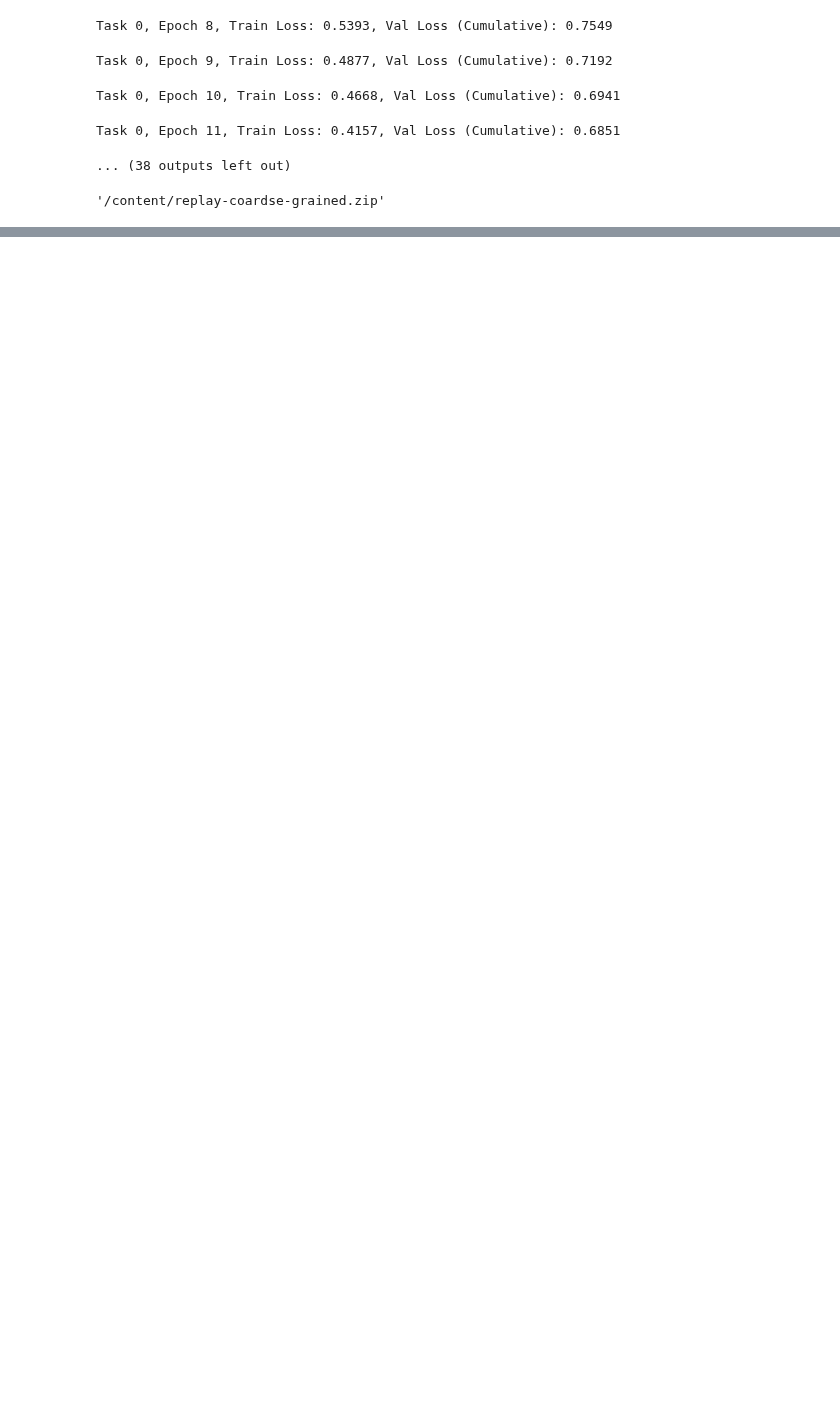
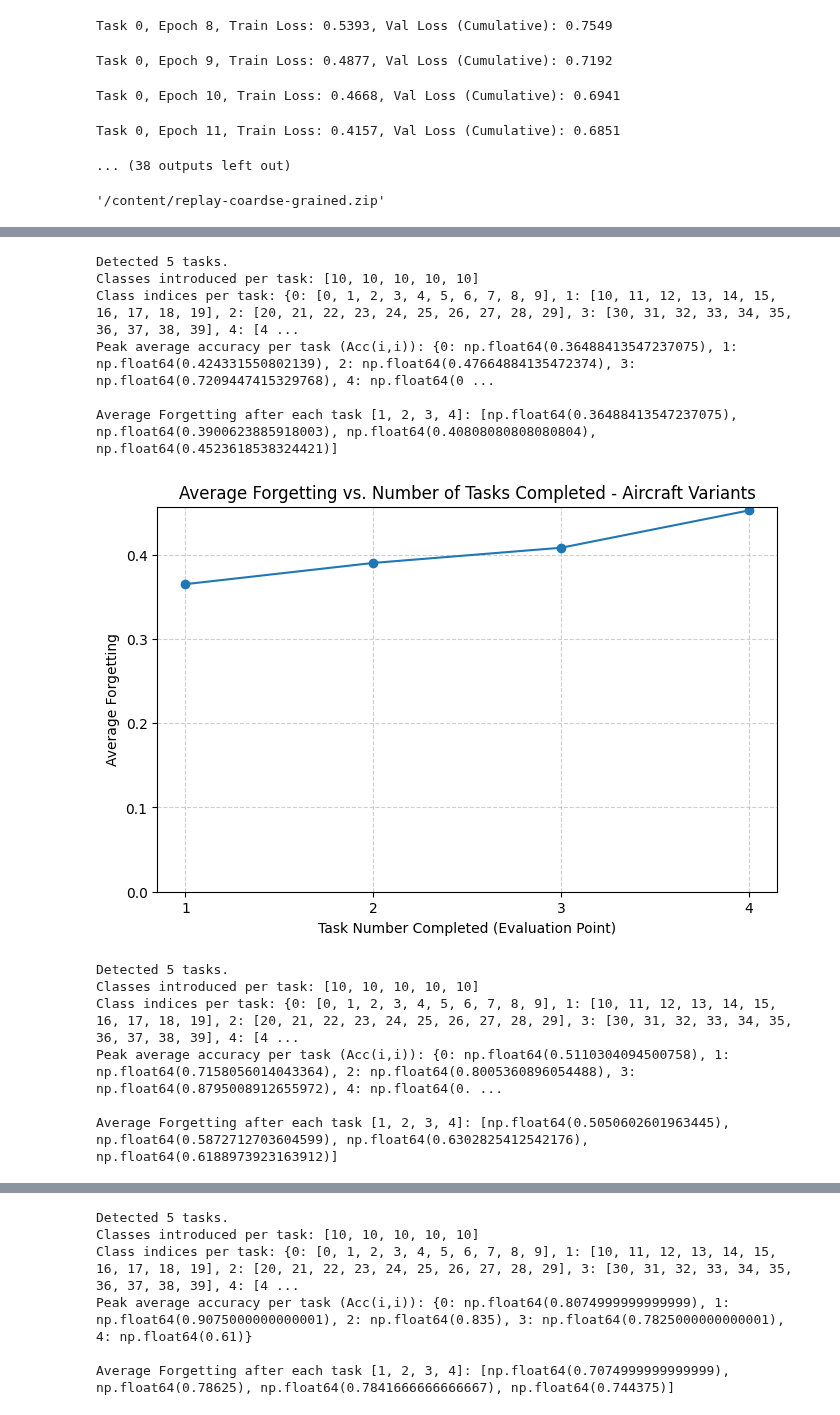
Before and after one commit to avelynkwong/fg-continual-learning, a Jupyter notebook: eda2_train_new_task.ipynb, the cells around one changed output, grey strips where cells are left out. Cells and saved outputs as stored; diff of their text form; code cells hidden in the pictures; blank space fills up the shorter version.

```diff
--- a/eda2_train_new_task.ipynb
+++ b/eda2_train_new_task.ipynb
@@ -795,0 +898,21 @@ visualize_forgetting(accuracy_file_path, num_total_classes, num_classes_per_task
+# %%
+# forgetting measure for texture dataset
+viz_forgetting_measure('accuracies-variants.txt', 'Aircraft Variants')
+# forgetting measure for families
+viz_forgetting_measure('accuracies-families.txt', 'Aircraft Families')
+# forgetting measure for variants
+viz_forgetting_measure('accuracies-DTD.txt', 'DTD')
+# %% [output]
+Detected 5 tasks.
+Classes introduced per task: [10, 10, 10, 10, 10]
+Class indices per task: {0: [0, 1, 2, 3, 4, 5, 6, 7, 8, 9], 1: [10, 11, 12, 13, 14, 15, 16, 17, 18, 19], 2: [20, 21, 22, 23, 24, 25, 26, 27, 28, 29], 3: [30, 31, 32, 33, 34, 35, 36, 37, 38, 39], 4: [4 ...
+Peak average accuracy per task (Acc(i,i)): {0: np.float64(0.36488413547237075), 1: np.float64(0.424331550802139), 2: np.float64(0.47664884135472374), 3: np.float64(0.7209447415329768), 4: np.float64(0 ...
+
+Average Forgetting after each task [1, 2, 3, 4]: [np.float64(0.36488413547237075), np.float64(0.3900623885918003), np.float64(0.40808080808080804), np.float64(0.4523618538324421)]
+[figure, added]
+Detected 5 tasks.
+Classes introduced per task: [10, 10, 10, 10, 10]
+Class indices per task: {0: [0, 1, 2, 3, 4, 5, 6, 7, 8, 9], 1: [10, 11, 12, 13, 14, 15, 16, 17, 18, 19], 2: [20, 21, 22, 23, 24, 25, 26, 27, 28, 29], 3: [30, 31, 32, 33, 34, 35, 36, 37, 38, 39], 4: [4 ...
+Peak average accuracy per task (Acc(i,i)): {0: np.float64(0.5110304094500758), 1: np.float64(0.7158056014043364), 2: np.float64(0.8005360896054488), 3: np.float64(0.8795008912655972), 4: np.float64(0. ...
+
+Average Forgetting after each task [1, 2, 3, 4]: [np.float64(0.5050602601963445), np.float64(0.5872712703604599), np.float64(0.6302825412542176), np.float64(0.6188973923163912)]
@@ -795,0 +920,6 @@ visualize_forgetting(accuracy_file_path, num_total_classes, num_classes_per_task
+Detected 5 tasks.
+Classes introduced per task: [10, 10, 10, 10, 10]
+Class indices per task: {0: [0, 1, 2, 3, 4, 5, 6, 7, 8, 9], 1: [10, 11, 12, 13, 14, 15, 16, 17, 18, 19], 2: [20, 21, 22, 23, 24, 25, 26, 27, 28, 29], 3: [30, 31, 32, 33, 34, 35, 36, 37, 38, 39], 4: [4 ...
+Peak average accuracy per task (Acc(i,i)): {0: np.float64(0.8074999999999999), 1: np.float64(0.9075000000000001), 2: np.float64(0.835), 3: np.float64(0.7825000000000001), 4: np.float64(0.61)}
+
+Average Forgetting after each task [1, 2, 3, 4]: [np.float64(0.7074999999999999), np.float64(0.78625), np.float64(0.7841666666666667), np.float64(0.744375)]
```
Also changed, not shown: parts of 7 cells of this notebook.
